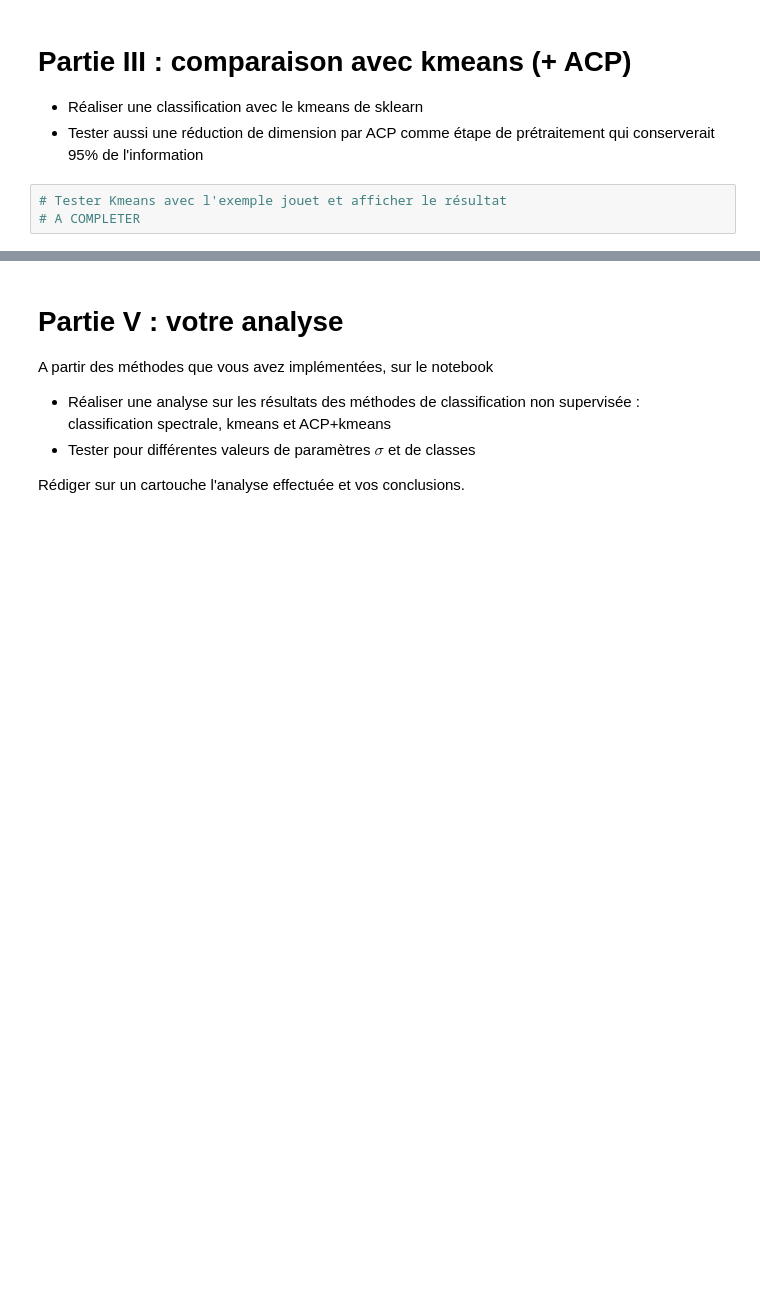
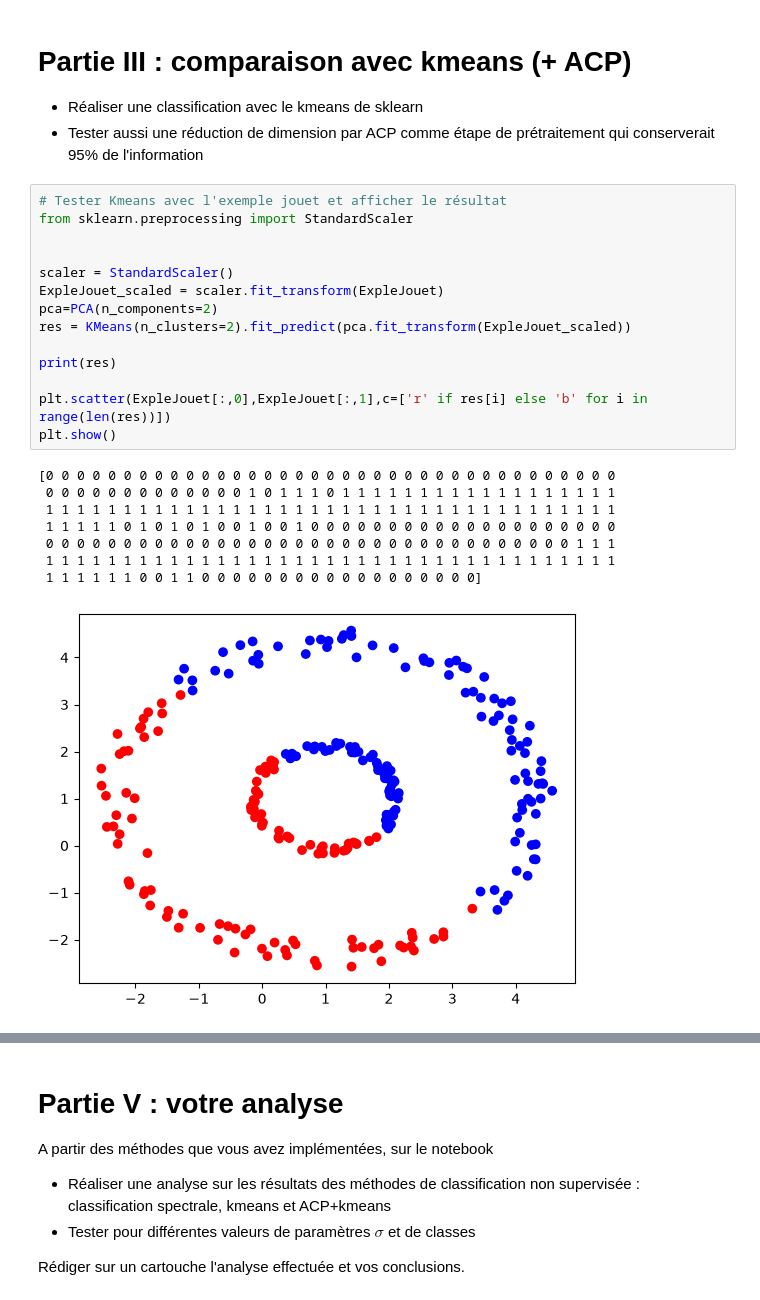
Before and after one commit to JulienLEFEBV/CSAA, a Jupyter notebook: SujetTP2_TEP/TP_SegmentationTEP.ipynb, the cells around one changed output, grey strips where cells are left out. Drawn from its saved outputs; the diff is of its cells as text; blank space fills up the shorter version.

```diff
--- a/SujetTP2_TEP/TP_SegmentationTEP.ipynb
+++ b/SujetTP2_TEP/TP_SegmentationTEP.ipynb
@@ -216,6 +225,26 @@ plt.imshow(ImTransverseSC.T)
 - Tester aussi une réduction de dimension par ACP comme étape de prétraitement qui conserverait 95% de l'information
 # %%
 # Tester Kmeans avec l'exemple jouet et afficher le résultat
-# A COMPLETER
+from sklearn.preprocessing import StandardScaler
+
+
+scaler = StandardScaler()
+ExpleJouet_scaled = scaler.fit_transform(ExpleJouet)
+pca=PCA(n_components=2)
+res = KMeans(n_clusters=2).fit_predict(pca.fit_transform(ExpleJouet_scaled))
+
+print(res)
+
+plt.scatter(ExpleJouet[:,0],ExpleJouet[:,1],c=['r' if res[i] else 'b' for i in range(len(res))])
+plt.show()
+# %% [output]
+[0 0 0 0 0 0 0 0 0 0 0 0 0 0 0 0 0 0 0 0 0 0 0 0 0 0 0 0 0 0 0 0 0 0 0 0 0
+ 0 0 0 0 0 0 0 0 0 0 0 0 0 1 0 1 1 1 0 1 1 1 1 1 1 1 1 1 1 1 1 1 1 1 1 1 1
+ 1 1 1 1 1 1 1 1 1 1 1 1 1 1 1 1 1 1 1 1 1 1 1 1 1 1 1 1 1 1 1 1 1 1 1 1 1
+ 1 1 1 1 1 0 1 0 1 0 1 0 0 1 0 0 1 0 0 0 0 0 0 0 0 0 0 0 0 0 0 0 0 0 0 0 0
+ 0 0 0 0 0 0 0 0 0 0 0 0 0 0 0 0 0 0 0 0 0 0 0 0 0 0 0 0 0 0 0 0 0 0 1 1 1
+ 1 1 1 1 1 1 1 1 1 1 1 1 1 1 1 1 1 1 1 1 1 1 1 1 1 1 1 1 1 1 1 1 1 1 1 1 1
+ 1 1 1 1 1 1 0 0 1 1 0 0 0 0 0 0 0 0 0 0 0 0 0 0 0 0 0 0]
+[figure, added]
 # %%
 # Tester sur les TACS
```
Also changed, not shown: parts of 12 cells of this notebook.
